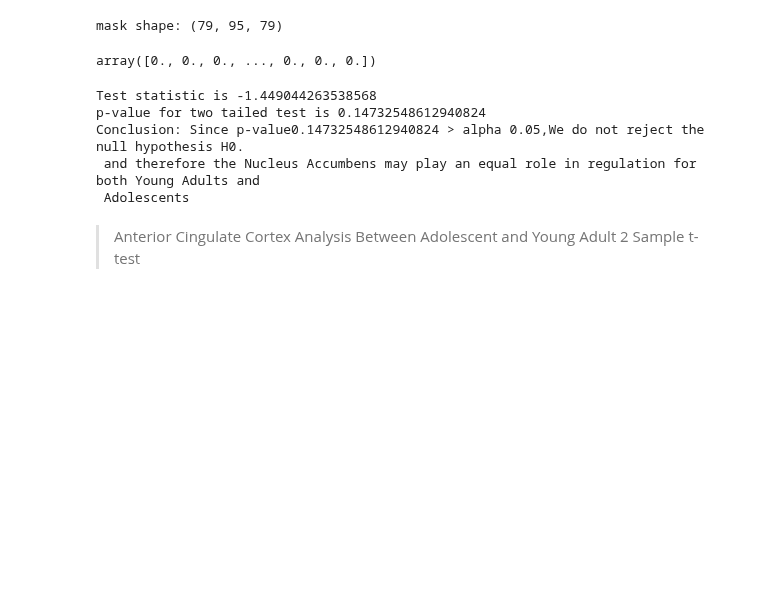
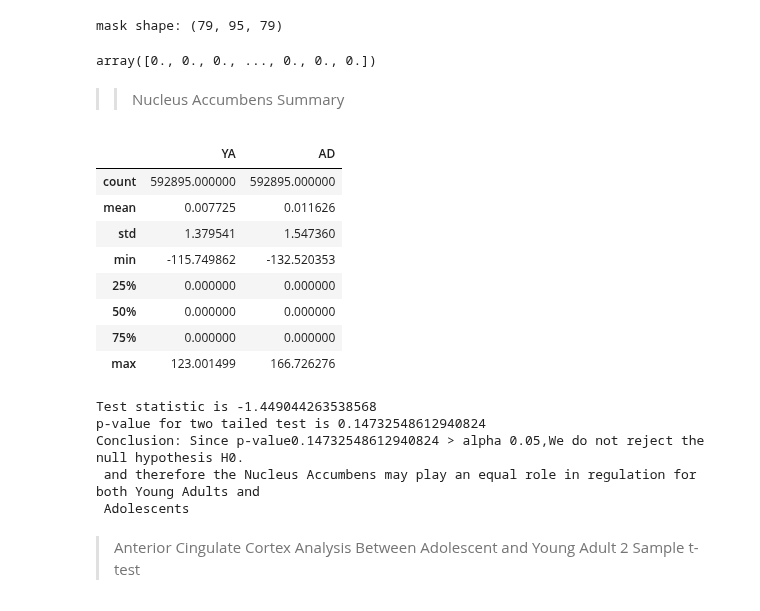
Before and after one commit to staceybeck/teambrainiac, a Jupyter notebook: source/group_svm/Statistical_tests_Group.ipynb, the cells around one changed output. Saved outputs shown, nothing was run; the diff lists cells and outputs as text; code cells hidden in the pictures; blank space fills up the shorter version.

```diff
--- a/source/group_svm/Statistical_tests_Group.ipynb
+++ b/source/group_svm/Statistical_tests_Group.ipynb
@@ -235,6 +271,22 @@ bmap2_3ad
 # %% [output]
 mask shape: (79, 95, 79)
 array([0., 0., 0., ..., 0., 0., 0.])
+# %% [markdown]
+>> Nucleus Accumbens Summary
+# %%
+dictionary_values = {'YA': bmap2_3ya, 'AD':bmap2_3ad}
+summary_df = pd.DataFrame(dictionary_values)
+summary_df.describe()
+# %% [output]
+|  | YA | AD |
+| count | 592895.000000 | 592895.000000 |
+| mean | 0.007725 | 0.011626 |
+| std | 1.379541 | 1.547360 |
+| min | -115.749862 | -132.520353 |
+| 25% | 0.000000 | 0.000000 |
+| 50% | 0.000000 | 0.000000 |
+| 75% | 0.000000 | 0.000000 |
+| max | 123.001499 | 166.726276 |
 # %%
 t_value, p_value = stats.ttest_ind(bmap2_3ya, bmap2_3ad)
 
```
Also changed, not shown: parts of 11 cells of this notebook.
